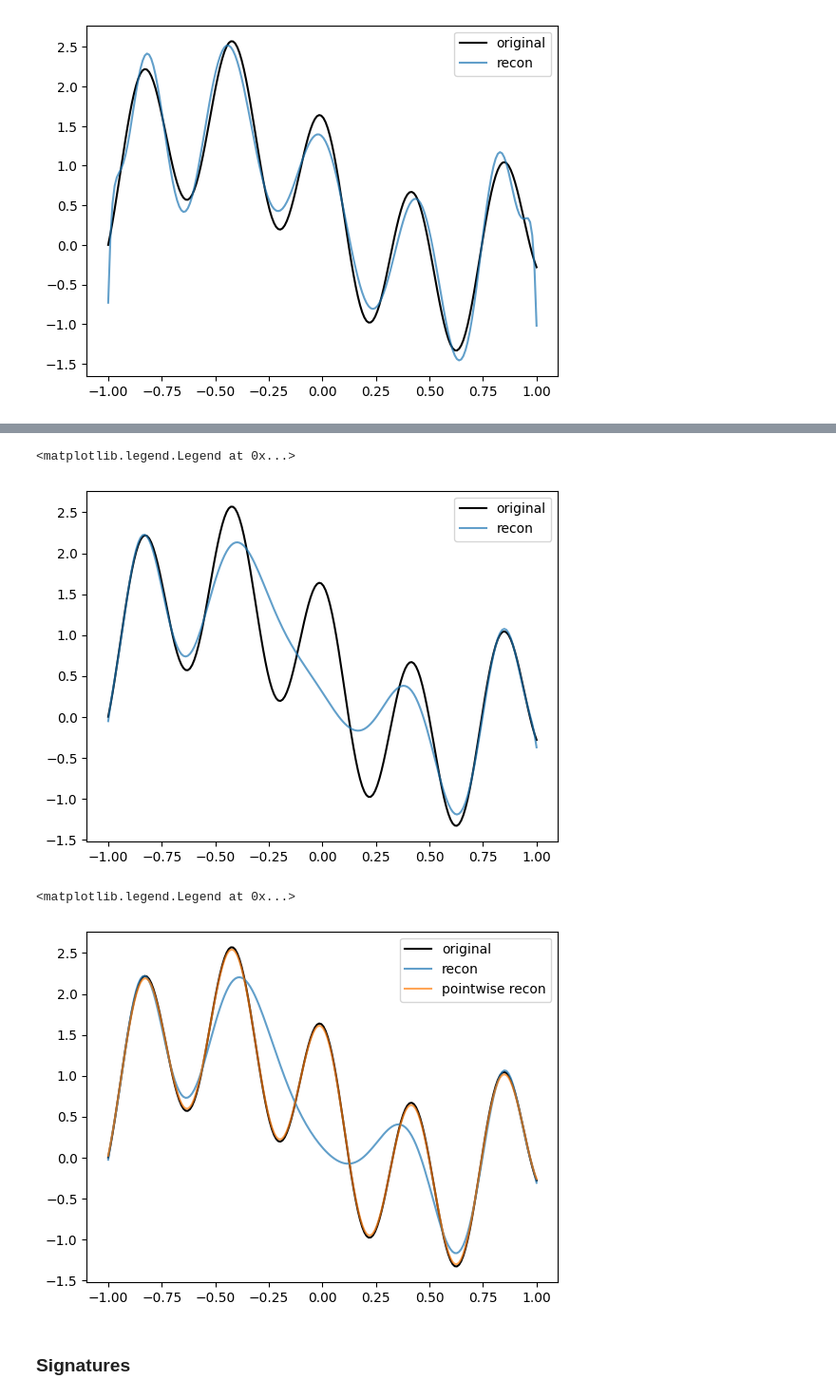
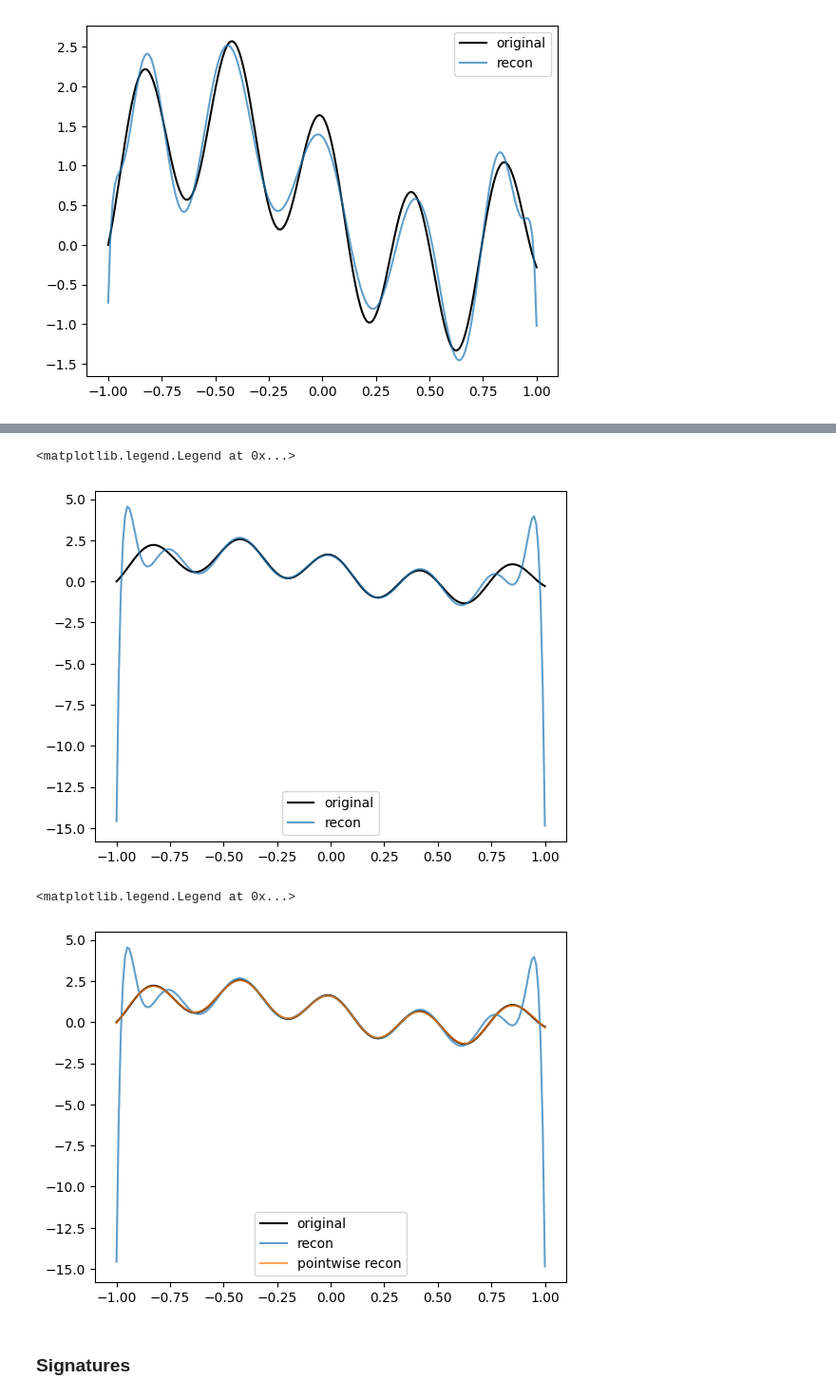
Before and after one commit to Zhuoyue-Huang/M3R-signature-inversion, a Jupyter notebook: ortho_package_test.ipynb, the cells around one changed output, grey strips where cells are left out. Shown at 95% size. Cells and saved outputs as stored; diff of their text form; code cells hidden in the pictures.

```diff
--- a/ortho_package_test.ipynb
+++ b/ortho_package_test.ipynb
@@ -62,6 +55,0 @@ for i in range(order+1):
-# %%
-# check orth
-for i in range(order):
-    for j in range(i+1, order+1):
-        print(f'--------order {i}, {j}-----------')
-        print(pp.integrate(nppoly.polymul(pp.poly[i], pp.poly[j]), intlims[0], intlims[1]))
@@ -103,7 +73,7 @@ plt.legend()
 [figure]
 # %%
 # scaled Hermite polynomial
-pdf_h = lambda z: np.exp(z**2/2/0.05)
+pdf_h = lambda z: np.exp(-z**2/2/0.05)
 intlims = [-1, 1]
 order = 10
 pp = OrthoPoly(pdf_h, intlims=intlims)
@@ -141,4 +107,0 @@ plt.show()
-# %%
-# check normal
-for i in range(order+1):
-    print(1-pp.integrate(nppoly.polypow(pp.poly[i], 2), intlims[0], intlims[1]))
@@ -157,6 +107,0 @@ for i in range(order+1):
-# %%
-# check orth
-for i in range(order):
-    for j in range(i+1, order+1):
-        print(f'--------order {i}, {j}-----------')
-        print(pp.integrate(nppoly.polymul(pp.poly[i], pp.poly[j]), intlims[0], intlims[1]))
@@ -184,27 +111,27 @@ plt.plot(t_grid, pp.path_eval(t_grid, example_path(t_grid), coeff_order), label=
 plt.legend()
 # %% [output]
 <matplotlib.legend.Legend at 0x...>
-[figure, old version]
+[figure, new version]
 # %%
 # pointwise reconstruction
 def pdf_hermite(t, params):
     t0, eps = params
-    return np.exp((t-t0)**2/2/eps**2) / eps
+    return np.exp(-(t-t0)**2/2/eps**2) / eps
 
 pointwise_order = 3
 pointwise_poly = np.zeros_like(t_grid)
 
 for i, t in enumerate(t_grid):
-    hermite = OrthoPoly(pdf_hermite, margs=[t, 0.05], intlims=[t-0.1, t+0.1])
+    hermite = OrthoPoly(pdf_hermite, margs=[t, 0.05])
     pointwise_poly[i] = hermite.path_eval(t, example_path, pointwise_order)
 
 plt.plot(t_grid, example_path(t_grid), color='black', label='original')
 plt.plot(t_grid, pp.path_eval(t_grid, example_path, coeff_order), label='recon', alpha=0.7)
 plt.plot(t_grid, pointwise_poly, label='pointwise recon', alpha=0.7)
 plt.legend()
 # %% [output]
 <matplotlib.legend.Legend at 0x...>
-[figure, old version]
+[figure, new version]
 # %% [markdown]
 ### Signatures
 # %%
```
Also changed, not shown: parts of 8 cells of this notebook, 1 other file.
